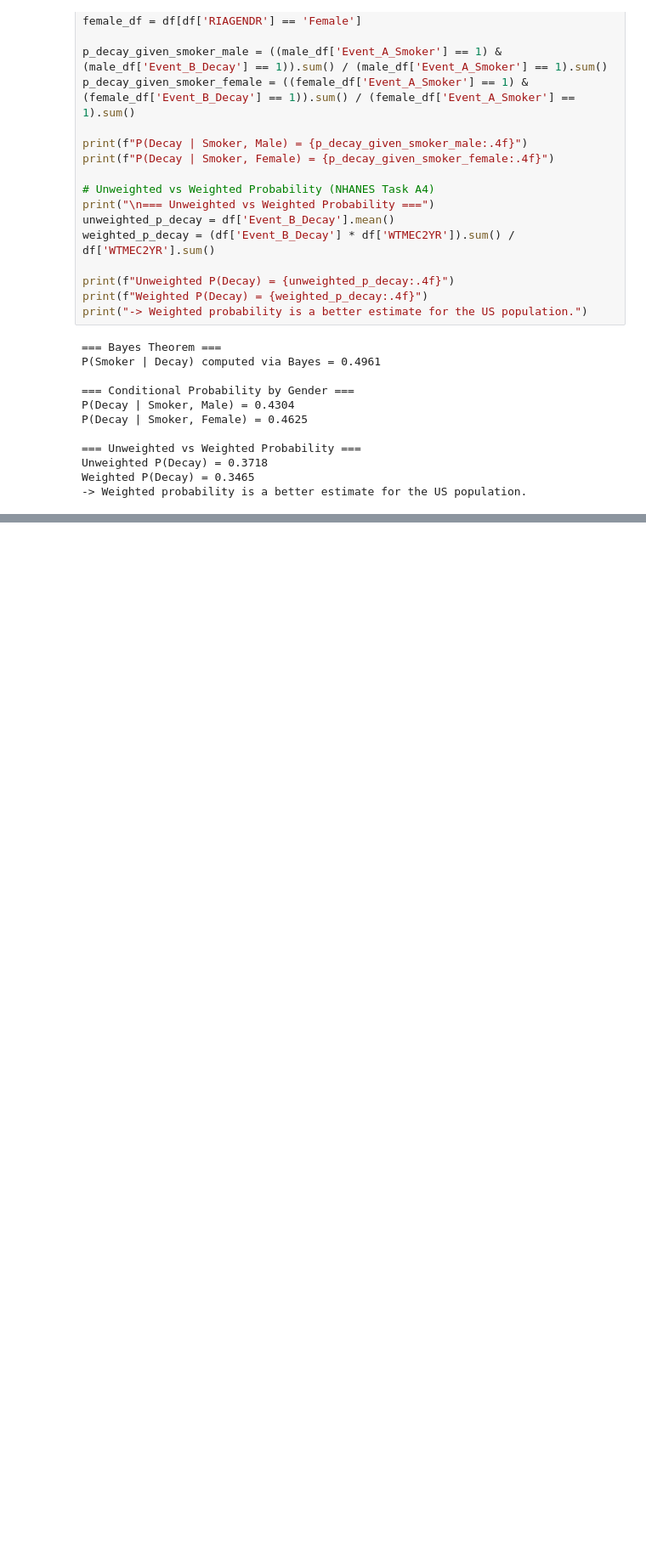
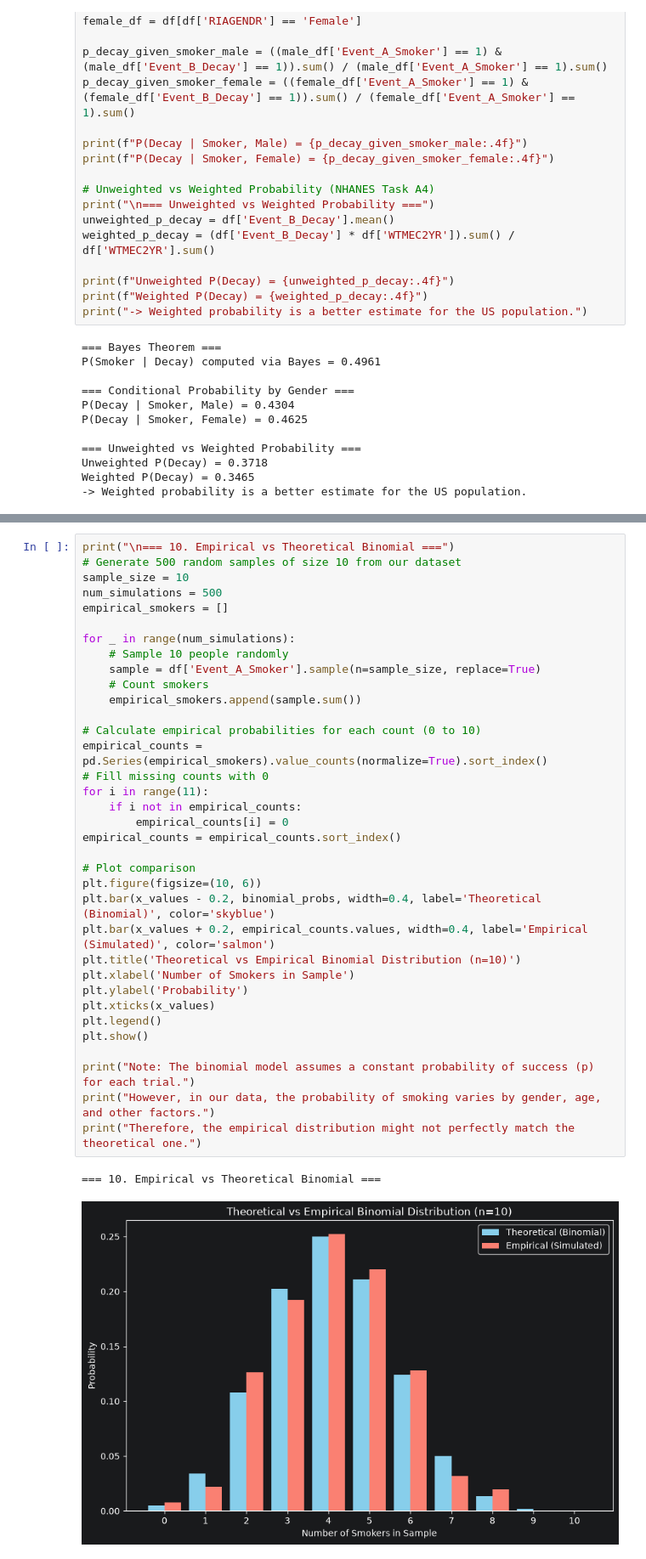
Before and after one commit to mohammadh-amini/NHANES_Project, a Jupyter notebook: notebooks/phase2_probability.ipynb, the cells around one changed output, grey strips where cells are left out. Shown at 85% size. Saved outputs shown, nothing was run; the diff lists cells and outputs as text; blank space fills up the shorter version.

Commit message:
Phase 2 complete: Probability analysis, PDF report, and notebook

```diff
--- a/notebooks/phase2_probability.ipynb
+++ b/notebooks/phase2_probability.ipynb
@@ -239,0 +242,38 @@ Weighted P(Decay) = 0.3465
+# %%
+print("\n=== 10. Empirical vs Theoretical Binomial ===")
+# Generate 500 random samples of size 10 from our dataset
+sample_size = 10
+num_simulations = 500
+empirical_smokers = []
+
+for _ in range(num_simulations):
+    # Sample 10 people randomly
+    sample = df['Event_A_Smoker'].sample(n=sample_size, replace=True)
+    # Count smokers
+    empirical_smokers.append(sample.sum())
+
+# Calculate empirical probabilities for each count (0 to 10)
+empirical_counts = pd.Series(empirical_smokers).value_counts(normalize=True).sort_index()
+# Fill missing counts with 0
+for i in range(11):
+    if i not in empirical_counts:
+        empirical_counts[i] = 0
+empirical_counts = empirical_counts.sort_index()
+
+# Plot comparison
+plt.figure(figsize=(10, 6))
+plt.bar(x_values - 0.2, binomial_probs, width=0.4, label='Theoretical (Binomial)', color='skyblue')
+plt.bar(x_values + 0.2, empirical_counts.values, width=0.4, label='Empirical (Simulated)', color='salmon')
+plt.title('Theoretical vs Empirical Binomial Distribution (n=10)')
+plt.xlabel('Number of Smokers in Sample')
+plt.ylabel('Probability')
+plt.xticks(x_values)
+plt.legend()
+plt.show()
+
+print("Note: The binomial model assumes a constant probability of success (p) for each trial.")
+print("However, in our data, the probability of smoking varies by gender, age, and other factors.")
+print("Therefore, the empirical distribution might not perfectly match the theoretical one.")
+# %% [output]
+=== 10. Empirical vs Theoretical Binomial ===
+[figure, added]
```
Also changed, not shown: parts of 2 cells of this notebook, 2 other files.
